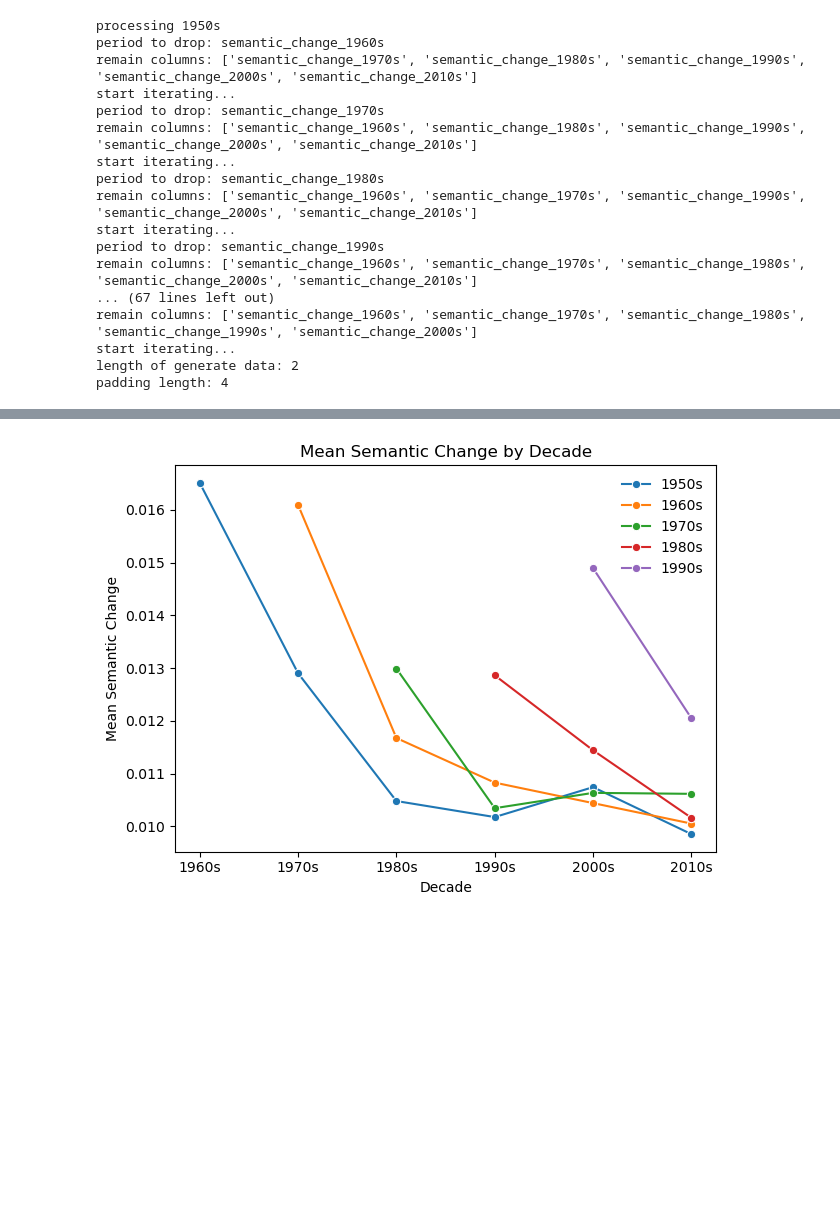
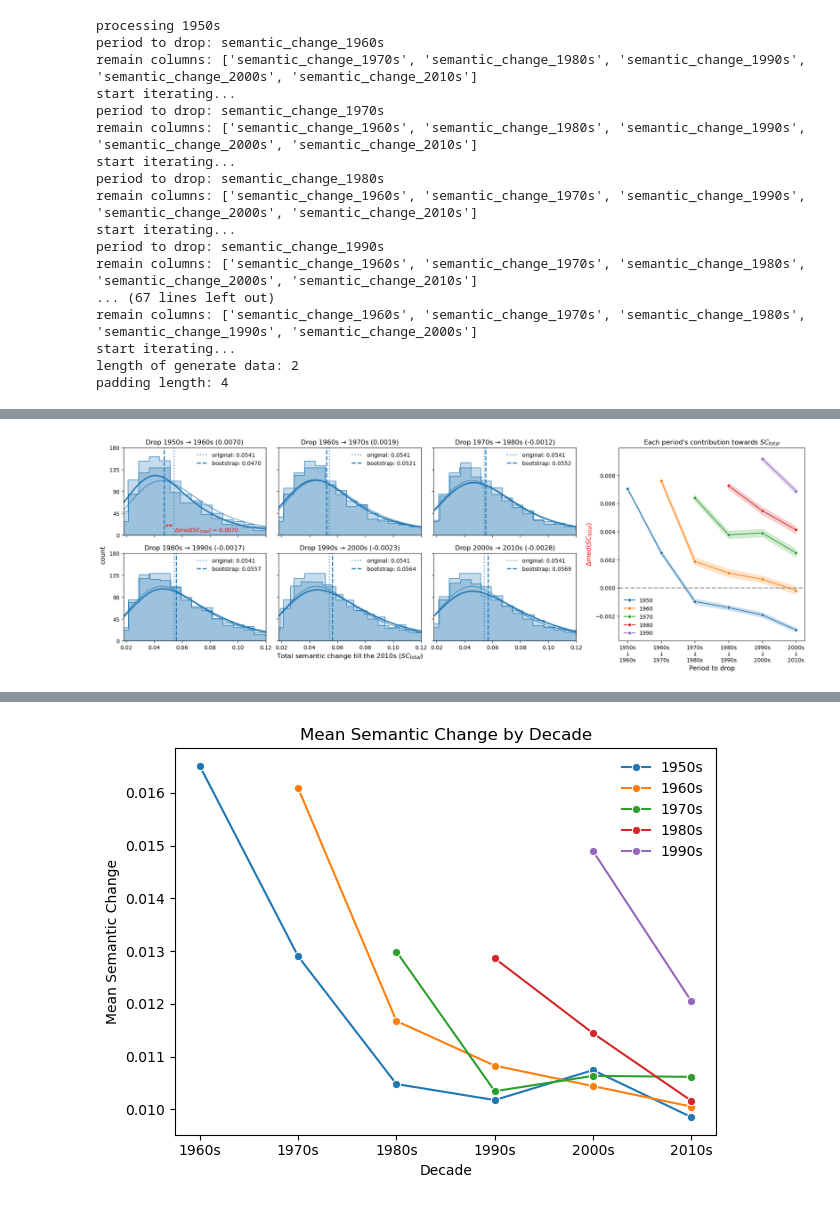
Before and after one commit to netknowledge/diachronic-p2v, a Jupyter notebook: figures/semantic_change/local_semantic_change_k_10.ipynb, the cells around one changed output, grey strips where cells are left out. Cells and saved outputs as stored; diff of their text form; code cells hidden in the pictures; blank space fills up the shorter version.

```diff
--- a/figures/semantic_change/local_semantic_change_k_10.ipynb
+++ b/figures/semantic_change/local_semantic_change_k_10.ipynb
@@ -974,0 +917,90 @@ plt.show()
+# %%
+import matplotlib.pyplot as plt
+import seaborn as sns
+
+# creat a figure with 2 rows and 4 columns, the first 3 columns for the first plot, the last column for the second plot
+fig = plt.figure(figsize=(18, 6), constrained_layout=True)
+grid = fig.add_gridspec(2, 4, width_ratios=[1, 1, 1, 1.3], hspace=0.01, wspace=0.01)  # more space for the second plot
+
+# manully set the y-axis range and ticks
+y_min, y_max = 0, 180
+yticks = np.linspace(y_min, y_max, 5)
+
+xticks_v = ['1950s\n↓\n1960s', '1960s\n↓\n1970s','1970s\n↓\n1980s','1980s\n↓\n1990s','1990s\n↓\n2000s','2000s\n↓\n2010s']
+title_period = ['1950s → 1960s', '1960s → 1970s','1970s → 1980s','1980s → 1990s','1990s → 2000s','2000s → 2010s']
+
+# axes of the first plot
+axes = []
+for row in range(2):
+    for col in range(3):
+        ax = fig.add_subplot(grid[row, col])
+        ax.set_ylim(y_min, y_max)
+        ax.set_yticks(yticks)
+        axes.append(ax)
+
+# the first plot: plot distributions period by period
+start_idx = 0
+for i, data in enumerate(all_period_mean_list):
+    row, col = divmod(i, 3)  # calculate row and column index
+
+    ax = axes[i]
+    sns.histplot(local_semantic_change_df[local_semantic_change_df.start_idx == start_idx].total_semantic_change_2010s,
+                 kde=True, ax=ax, binwidth=0.0075, alpha=0.25, line_kws={'alpha': 0.7}, element="step", color='#1f77b4', fill=True)
+    sns.histplot(data, kde=True, ax=ax, binwidth=0.0075, alpha=0.25, line_kws={'lw': 2.5}, element="step", color='#1f77b4', fill=True)
+
+    # indicate median value in the histogram
+    median_original = local_semantic_change_df[local_semantic_change_df.start_idx == start_idx].total_semantic_change_2010s.median()
+    median = np.median(data)
+    ax.axvline(median_original, color='#1f77b4', alpha=0.7, linestyle='dotted', lw=2, label=f'original: {median_original:.4f}')
+    ax.axvline(median, color='#1f77b4', linestyle='--', lw=2, label=f'bootstrap: {median:.4f}')
+
+    median_diff = median_original - median
+    if median_diff > 0.005:
+        ax.annotate('', xy=(median, 20), xytext=(median_original, 20),
+                                arrowprops=dict(arrowstyle="<->", color='red', lw=1))
+        ax.text((median + median_original) / 2 + 0.027, 10, f'$\Delta med(SC_{{total}})$ = {median_diff:.4f}', color='red', ha='center', va='center')
+
+    # adjust axis labels and ticklabels
+    ax.set_ylabel('')
+    if row == 1 and col == 1:
+        ax.set_xlabel('Total semantic change till the 2010s ($SC_{total}$)', fontsize='larger')
+    else:
+        ax.set_xlabel('')
+    if row != 1:
+        ax.set_xticklabels([])
+    if col != 0:
+        ax.set_yticklabels([])
+
+    ax.set_xlim(0.018, 0.12)
+    ax.set_title(f'Drop {title_period[i]} ({median_diff:.4f})')
+    ax.legend(frameon=False)
+
+# create a super title for the first plot
+fig.supylabel('count')
+
+# the second plot: plot line chart
+ax2 = fig.add_subplot(grid[:, 3])  # the second plot taks the whole last column
+
+plot_data = pd.DataFrame(columns=['Decade', 'Value', 'founded decade'])
+for decade in ['1960s', '1970s', '1980s', '1990s', '2000s', '2010s']:
+    for idx, founded_decade in enumerate(all_age_group_result_df['founded decade']):
+        if all_age_group_result_df[decade][idx] is not None:
+            temp_df = pd.DataFrame({
+                'Decade': [decade] * len(all_age_group_result_df[decade][idx]),
+                'Value': all_age_group_result_df[decade][idx].flatten(),
+                'founded decade': [founded_decade] * len(all_age_group_result_df[decade][idx])
+            })
+            plot_data = pd.concat([plot_data, temp_df], ignore_index=True)
+
+sns.lineplot(data=plot_data, x='Decade', y='Value', hue='founded decade', errorbar='ci', marker='o', ax=ax2)
+ax2.axhline(0, color='grey', alpha=0.75, linestyle='--', lw=2)
+
+ax2.set_title('Each period\'s contribution towards $SC_{total}$')
+ax2.set_xlabel('Period to drop', fontsize='larger')
+ax2.set_xticklabels(xticks_v)
+ax2.set_ylabel('$\Delta med(SC_{total})$', color='red', fontsize='larger')
+ax2.legend(frameon=False, loc='lower left')
+
+plt.show()
+# %% [output]
+[figure, added]
```
Also changed, not shown: parts of 22 cells of this notebook, 3 other files.
